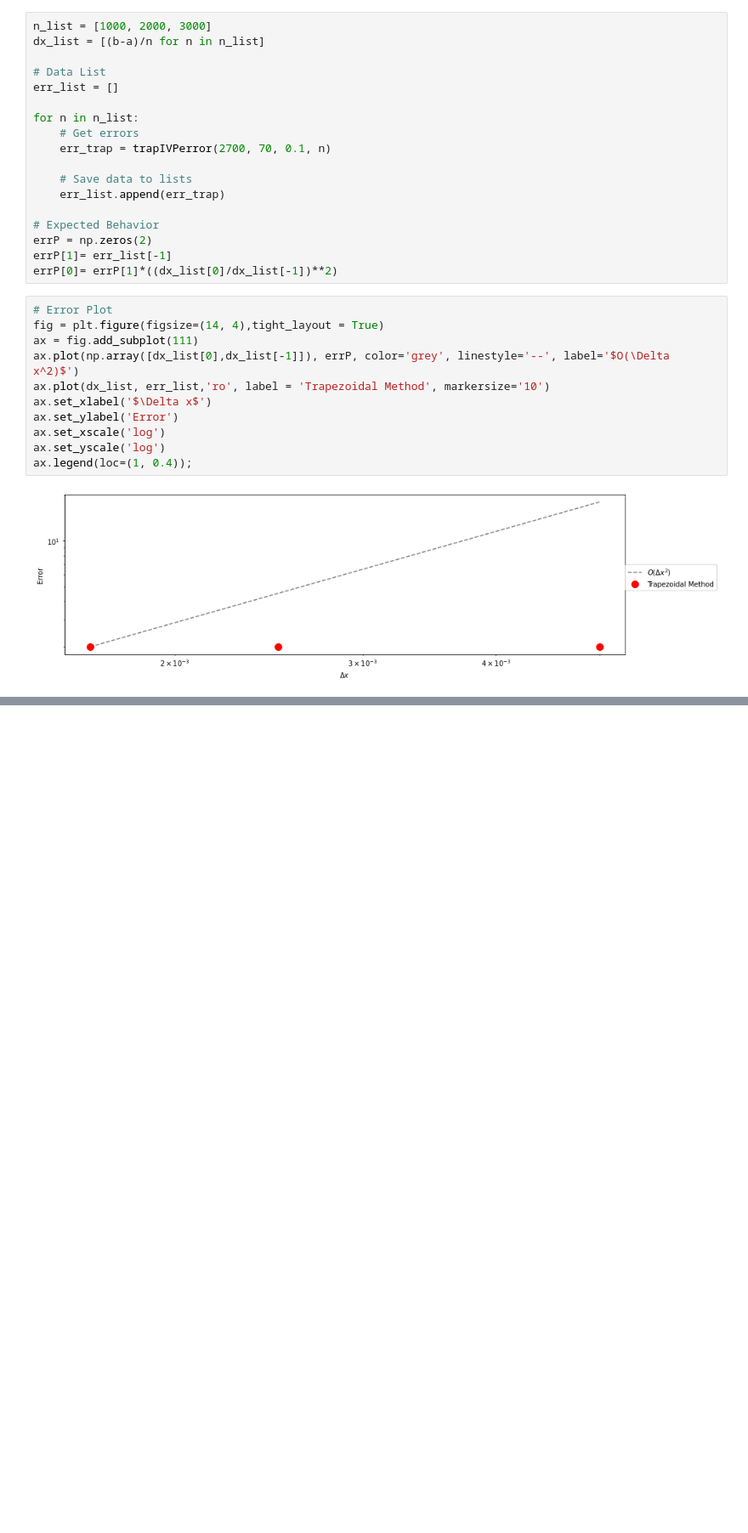
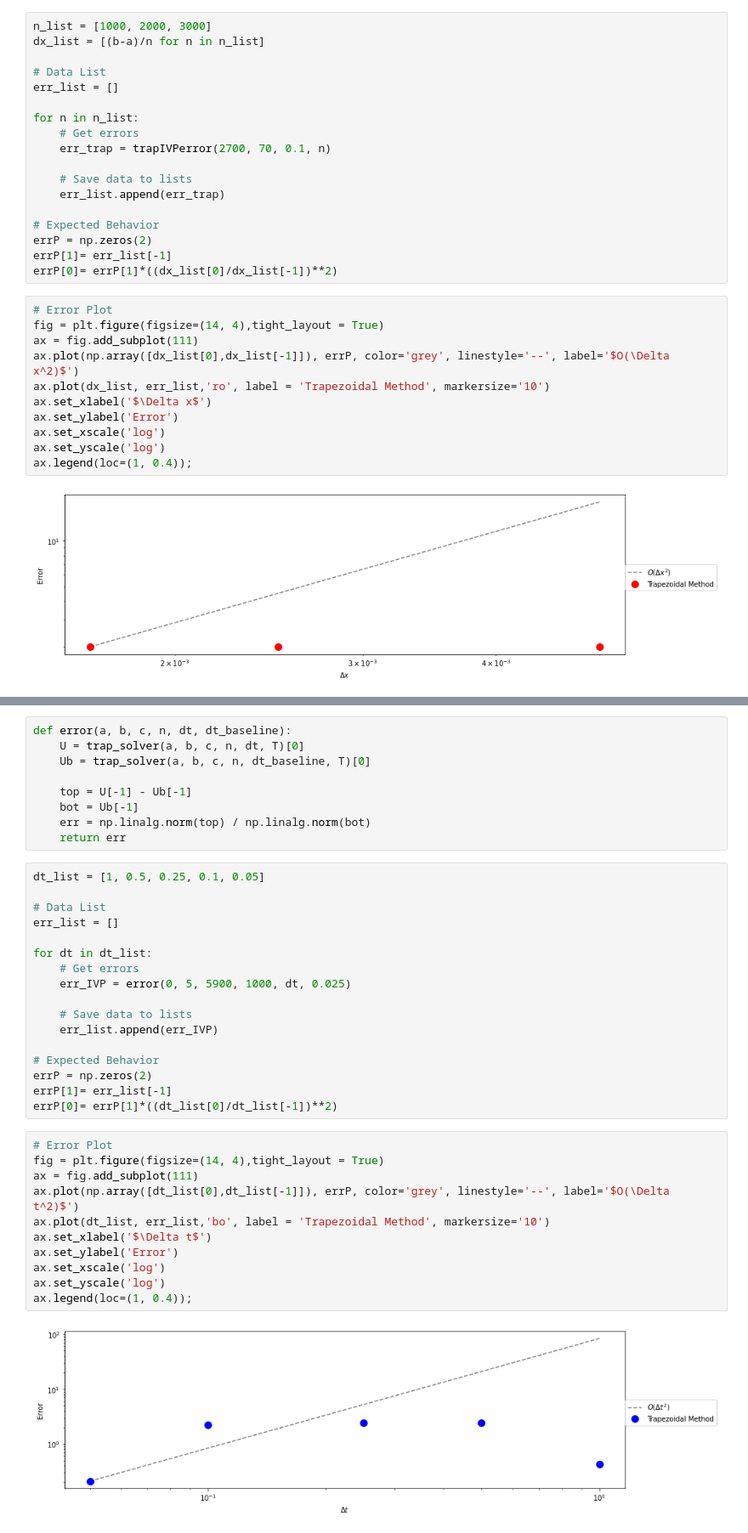
Before and after one commit to minwin0630/ae370-group-project-2, a Jupyter notebook: Project 2 Group.ipynb, the cells around one changed output, grey strips where cells are left out. Shown: that part at 85% size. Saved outputs shown, nothing was run; the diff lists cells and outputs as text; blank space fills up the shorter version.

```diff
--- a/Project 2 Group.ipynb
+++ b/Project 2 Group.ipynb
@@ -634,0 +710,39 @@ ValueError: row, column, and data array must all be the same length
+# %%
+def error(a, b, c, n, dt, dt_baseline):
+    U = trap_solver(a, b, c, n, dt, T)[0]
+    Ub = trap_solver(a, b, c, n, dt_baseline, T)[0]
+
+    top = U[-1] - Ub[-1]
+    bot = Ub[-1]
+    err = np.linalg.norm(top) / np.linalg.norm(bot)
+    return err
+# %%
+dt_list = [1, 0.5, 0.25, 0.1, 0.05]
+
+# Data List
+err_list = []
+
+for dt in dt_list:
+    # Get errors
+    err_IVP = error(0, 5, 5900, 1000, dt, 0.025)
+
+    # Save data to lists
+    err_list.append(err_IVP)
+
+# Expected Behavior
+errP = np.zeros(2)
+errP[1]= err_list[-1]
+errP[0]= errP[1]*((dt_list[0]/dt_list[-1])**2)
+# %%
+# Error Plot
+fig = plt.figure(figsize=(14, 4),tight_layout = True)
+ax = fig.add_subplot(111)
+ax.plot(np.array([dt_list[0],dt_list[-1]]), errP, color='grey', linestyle='--', label='$O(\Delta t^2)$')
+ax.plot(dt_list, err_list,'bo', label = 'Trapezoidal Method', markersize='10')
+ax.set_xlabel('$\Delta t$')
+ax.set_ylabel('Error')
+ax.set_xscale('log')
+ax.set_yscale('log')
+ax.legend(loc=(1, 0.4));
+# %% [output]
+[figure, added]
```
Also changed, not shown: parts of 10 cells of this notebook.
